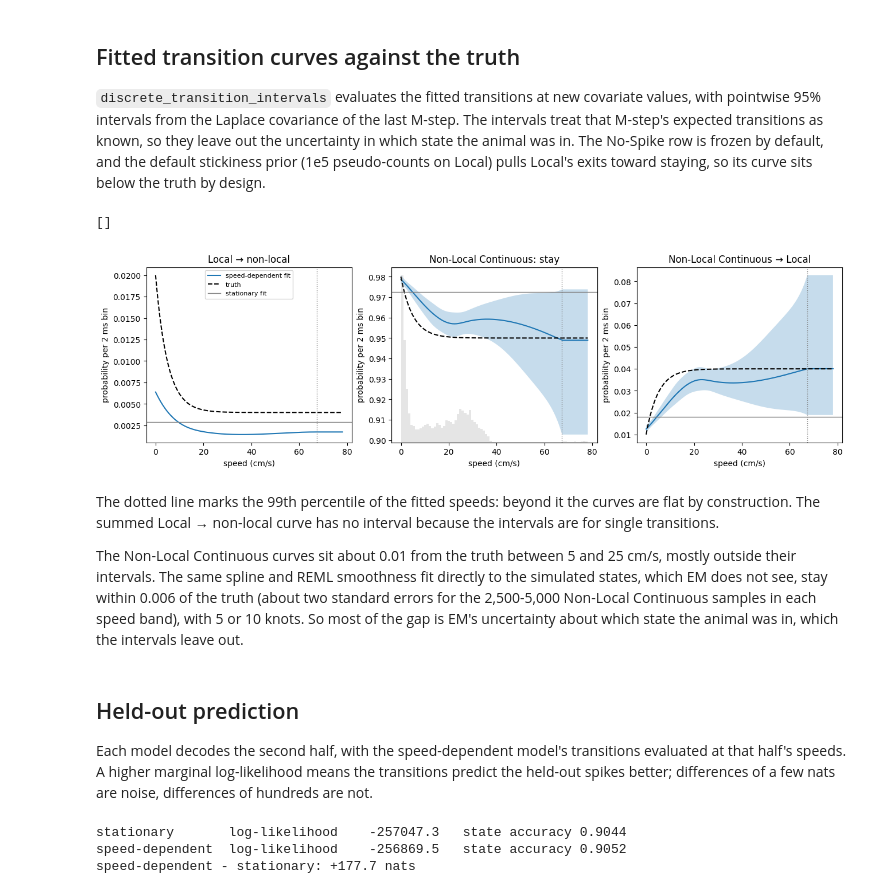
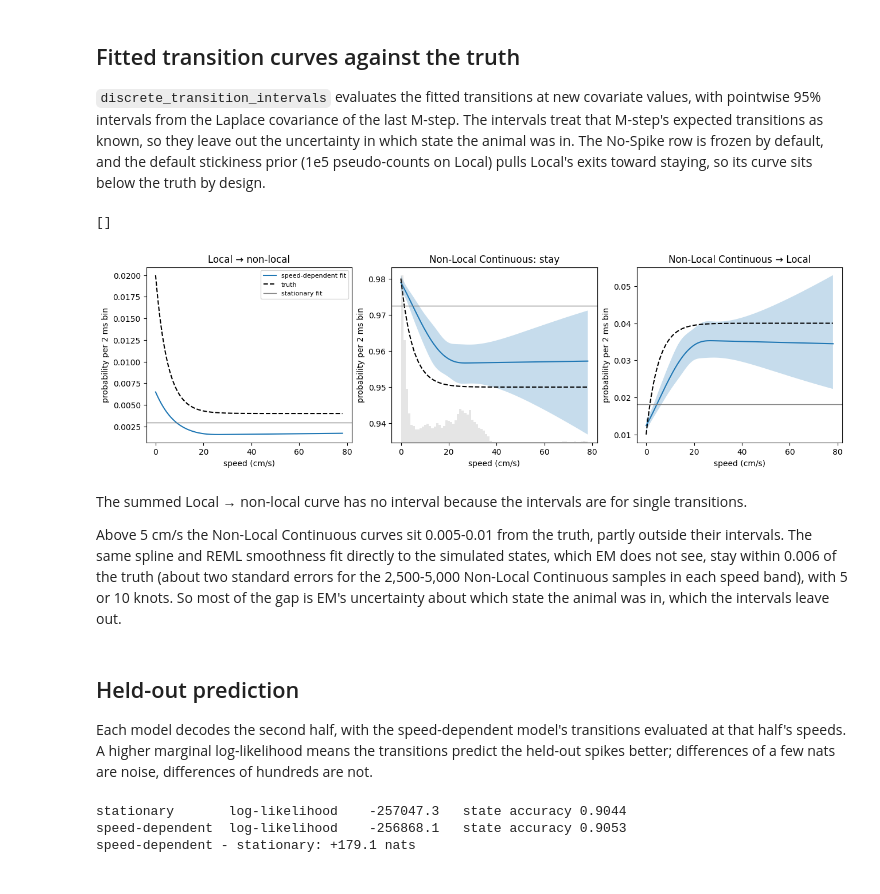
Before and after one commit to LorenFrankLab/non_local_detector, a Jupyter notebook: notebooks/03_state_transitions/nonstationary_discrete_transitions.ipynb, the cells around one changed output. Cells and saved outputs as stored; diff of their text form; code cells hidden in the pictures.

Commit message:
docs: use quantile_bs(speed) with REML in the non-stationary transitions notebook
Co-Authored-By: Claude Opus 5.5 <noreply@anthropic.com>

```diff
--- a/notebooks/03_state_transitions/nonstationary_discrete_transitions.ipynb
+++ b/notebooks/03_state_transitions/nonstationary_discrete_transitions.ipynb
@@ -39,7 +37,7 @@ from non_local_detector import (
 )
 from non_local_detector.models._defaults import _ModelDefaults
 
-FORMULA = "1 + quantile_bs(speed, upper_quantile=0.99)"
+FORMULA = "1 + quantile_bs(speed)"
 SMOOTHNESS = "reml"
 # %% [markdown]
 ## Simulate a recording with known speed-dependent transitions
@@ -217,42 +225,40 @@ fitted, lower, upper = speed_dependent.discrete_transition_intervals(
     {"speed": grid}, coverage=0.95
 )
 truth = true_transition(grid)
 stationary = models["stationary"].discrete_state_transitions_
 
 panels = [
     ("Local → non-local", [(0, 2), (0, 3)]),
     ("Non-Local Continuous: stay", [(2, 2)]),
     ("Non-Local Continuous → Local", [(2, 0)]),
 ]
 fig, axes = plt.subplots(1, 3, figsize=(13, 3.8), constrained_layout=True)
 for ax, (title, pairs) in zip(axes, panels, strict=True):
 
     def total(array, pairs=pairs):
         return sum(array[..., i, j] for i, j in pairs)
 
     if len(pairs) == 1:
         ax.fill_between(
             grid, total(lower), total(upper), alpha=0.25, label="95% interval"
         )
     ax.plot(grid, total(fitted), label="speed-dependent fit")
     ax.plot(grid, total(truth), "k--", label="truth")
     ax.axhline(total(stationary), color="gray", lw=1, label="stationary fit")
-    ax.axvline(np.quantile(speed[train], 0.99), color="gray", ls=":", lw=1)
     ax.set(title=title, xlabel="speed (cm/s)", ylabel="probability per 2 ms bin")
 axes[0].legend(fontsize=8)
 rug = axes[1].twinx()
 rug.hist(speed[train], bins=80, range=(0, grid[-1]), color="gray", alpha=0.2)
 rug.set_yticks([])
 # %% [output]
 []
-[figure, old version]
+[figure, new version]
 # %% [markdown]
-The dotted line marks the 99th percentile of the fitted speeds: beyond it
-the curves are flat by construction. The summed Local → non-local curve
-has no interval because the intervals are for single transitions.
+The summed Local → non-local curve has no interval because the intervals
+are for single transitions.
 
-The Non-Local Continuous curves sit about 0.01 from the truth between 5
-and 25 cm/s, mostly outside their intervals. The same spline and REML
+Above 5 cm/s the Non-Local Continuous curves sit 0.005-0.01 from the
+truth, partly outside their intervals. The same spline and REML
 smoothness fit directly to the simulated states, which EM does not see,
 stay within 0.006 of the truth (about two standard errors for the
 2,500-5,000 Non-Local Continuous samples in each speed band), with 5 or 10
@@ -296,5 +302,5 @@ gain = (
 print(f"speed-dependent - stationary: {gain:+.1f} nats")
 # %% [output]
 stationary       log-likelihood    -257047.3   state accuracy 0.9044
-speed-dependent  log-likelihood    -256869.5   state accuracy 0.9052
-speed-dependent - stationary: +177.7 nats
+speed-dependent  log-likelihood    -256868.1   state accuracy 0.9053
+speed-dependent - stationary: +179.1 nats
```
Also changed, not shown: parts of 2 cells of this notebook, 1 other file.
